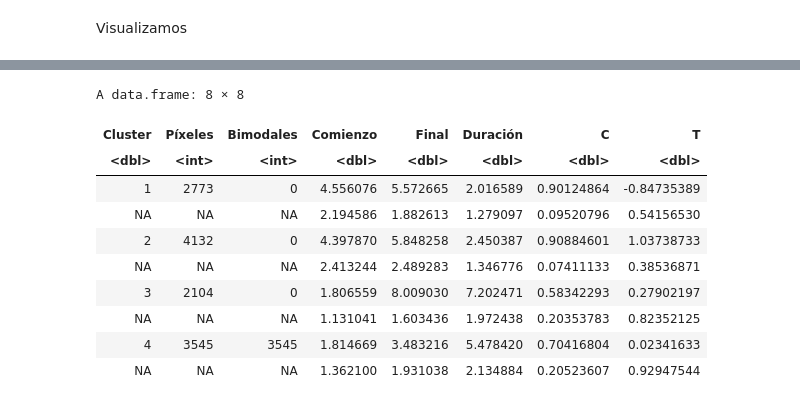
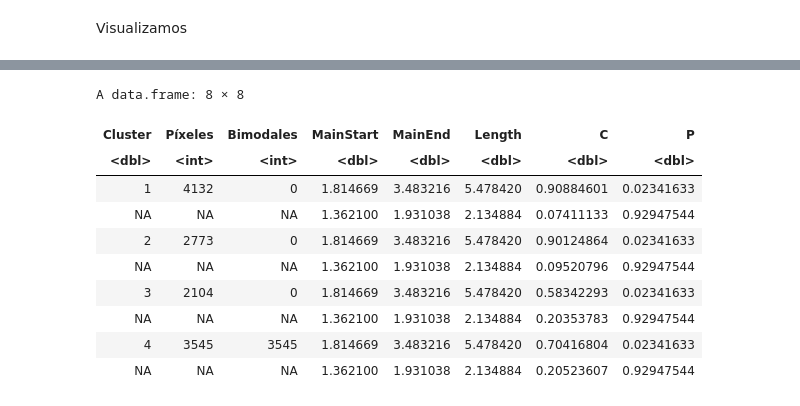
Before and after one commit to delatorre96/Development-of-a-multi-resolution-fire-season-database-on-a-global-scale, a Jupyter notebook: 5.Estudio/Clusterización.ipynb, the cells around one changed output, grey strips where cells are left out. Saved outputs shown, nothing was run; the diff lists cells and outputs as text; code cells hidden in the pictures.

```diff
--- a/5.Estudio/Clusterización.ipynb
+++ b/5.Estudio/Clusterización.ipynb
@@ -20,7 +21,7 @@ ruta_grid = '../1.Upscaling/upscaling_ba/ba_grid_1.Rdata'
 df_grid <- get(load(ruta))
 df_grid$orden <- seq(1,nrow(df_grid))
 # %%
-df_grid_filtered <- df_grid[df_grid$FireSeassonOrNot != 0 & is.na(df_grid$secondary_fire_season_start),  ]
+df_grid_filtered <- df_grid[df_grid$FsOrNot != 0 & is.na(df_grid$SencondStart),  ]
 df_grid_filt_norm <- scale(df_grid_filtered[,8:10])
 # %%
 wss <- (nrow(df_grid_filt_norm)-1)*sum(apply(df_grid_filt_norm,2,var))
@@ -107,19 +125,19 @@ media_SeassonalTiming <- c()
 desv_SeassonalTiming <- c()
 for (cluster in clusters){
     df_cluster <- nuevo_df_grid[nuevo_df_grid$cluster == cluster, ]
-    df_bimodales <- df_cluster[!is.na(df_cluster$secondary_fire_season_start), ]
+    df_bimodales <- df_cluster[!is.na(df_cluster$SencondStart), ]
 
     num_pixeles <- c(num_pixeles, nrow(df_cluster))
-    media_mainFireStart <- c(media_mainFireStart, mean(df_cluster$main_fire_season_start))
-    desv_mainFireStart <- c(desv_mainFireStart, sd(df_cluster$main_fire_season_start))
-    media_mainFireEnd <- c(media_mainFireEnd, mean(df_cluster$main_fire_season_end))
-    desv_mainFireEnd <- c(desv_mainFireEnd, sd(df_cluster$main_fire_season_end))
-    media_fireSeassonLength <- c(media_fireSeassonLength, mean(df_cluster$fireSeassonLength))
-    desv_fireSeassonLength <- c(desv_fireSeassonLength, sd(df_cluster$fireSeassonLength))
-    media_SeassonalConcentration <- c(media_SeassonalConcentration, mean(df_cluster$SeassonalConcentration))
-    desv_SeassonalConcentration <- c(desv_SeassonalConcentration, sd(df_cluster$SeassonalConcentration))
-    media_SeassonalTiming <- c(media_SeassonalTiming, mean(df_cluster$SeassonalTiming))
-    desv_SeassonalTiming <- c(desv_SeassonalTiming, sd(df_cluster$SeassonalTiming))
+    media_mainFireStart <- c(media_mainFireStart, mean(df_cluster$MainStart))
+    desv_mainFireStart <- c(desv_mainFireStart, sd(df_cluster$MainStart))
+    media_mainFireEnd <- c(media_mainFireEnd, mean(df_cluster$MainEnd))
+    desv_mainFireEnd <- c(desv_mainFireEnd, sd(df_cluster$MainEnd))
+    media_fireSeassonLength <- c(media_fireSeassonLength, mean(df_cluster$Length))
+    desv_fireSeassonLength <- c(desv_fireSeassonLength, sd(df_cluster$Length))
+    media_SeassonalConcentration <- c(media_SeassonalConcentration, mean(df_cluster$C))
+    desv_SeassonalConcentration <- c(desv_SeassonalConcentration, sd(df_cluster$C))
+    media_SeassonalTiming <- c(media_SeassonalTiming, mean(df_cluster$P))
+    desv_SeassonalTiming <- c(desv_SeassonalTiming, sd(df_cluster$P))
     num_bimodal <- c(num_bimodal, nrow(df_bimodales))
 }
 df_comparativaClusters <- data.frame(clusters, num_pixeles, num_bimodal, media_mainFireStart, desv_mainFireStart,
@@ -137,51 +155,51 @@ A data.frame: 4 × 13
 # %%
 Cluster <- c(1,NA,2,NA,3,NA,4,NA)
 Píxeles <- c()
 Bimodales <- c()
 Comienzo <- c()
 Final <- c()
 Duración <- c()
 C <- c()
 T <- c()
 for (cluster in 1:4){
     df_cluster <- nuevo_df_grid[nuevo_df_grid$cluster == cluster, ]
-    df_bimodales <- df_cluster[!is.na(df_cluster$secondary_fire_season_start), ]
+    df_bimodales <- df_cluster[!is.na(df_cluster$SencondStart), ]
 
     Píxeles <- c(Píxeles, nrow(df_cluster), NA)
 
     Bimodales <- c(Bimodales, nrow(df_bimodales), NA)
 
-    Comienzo <- c(Comienzo, mean(df_cluster$main_fire_season_start),sd(df_cluster$main_fire_season_start))
+    MainStart <- c(Comienzo, mean(df_cluster$MainStart),sd(df_cluster$MainStart))
 
-    Final <- c(Final, mean(df_cluster$main_fire_season_end),sd(df_cluster$main_fire_season_end))
+    MainEnd <- c(Final, mean(df_cluster$MainEnd),sd(df_cluster$MainEnd))
 
-    Duración <- c(Duración, mean(df_cluster$fireSeassonLength), sd(df_cluster$fireSeassonLength))
+    Length <- c(Duración, mean(df_cluster$Length), sd(df_cluster$Length))
 
-    C <- c(C, mean(df_cluster$SeassonalConcentration), sd(df_cluster$SeassonalConcentration))
+    C <- c(C, mean(df_cluster$C), sd(df_cluster$C))
 
-    T <- c(T, mean(df_cluster$SeassonalTiming), sd(df_cluster$SeassonalTiming))
+    P <- c(T, mean(df_cluster$P), sd(df_cluster$P))
 }
 df_comparativaClusters <- data.frame(
   Cluster,
   Píxeles,
   Bimodales,
-  Comienzo,
-  Final,
-  Duración,
+  MainStart,
+  MainEnd,
+  Length,
   C,
-  T
+  P
 )
 df_comparativaClusters
 # %% [output]
 A data.frame: 8 × 8
-| Cluster | Píxeles | Bimodales | Comienzo | Final | Duración | C | T |
+| Cluster | Píxeles | Bimodales | MainStart | MainEnd | Length | C | P |
 | <dbl> | <int> | <int> | <dbl> | <dbl> | <dbl> | <dbl> | <dbl> |
-| 1 | 2773 | 0 | 4.556076 | 5.572665 | 2.016589 | 0.90124864 | -0.84735389 |
-| NA | NA | NA | 2.194586 | 1.882613 | 1.279097 | 0.09520796 | 0.54156530 |
-| 2 | 4132 | 0 | 4.397870 | 5.848258 | 2.450387 | 0.90884601 | 1.03738733 |
-| NA | NA | NA | 2.413244 | 2.489283 | 1.346776 | 0.07411133 | 0.38536871 |
-| 3 | 2104 | 0 | 1.806559 | 8.009030 | 7.202471 | 0.58342293 | 0.27902197 |
-| NA | NA | NA | 1.131041 | 1.603436 | 1.972438 | 0.20353783 | 0.82352125 |
+| 1 | 4132 | 0 | 1.814669 | 3.483216 | 5.478420 | 0.90884601 | 0.02341633 |
+| NA | NA | NA | 1.362100 | 1.931038 | 2.134884 | 0.07411133 | 0.92947544 |
+| 2 | 2773 | 0 | 1.814669 | 3.483216 | 5.478420 | 0.90124864 | 0.02341633 |
+| NA | NA | NA | 1.362100 | 1.931038 | 2.134884 | 0.09520796 | 0.92947544 |
+| 3 | 2104 | 0 | 1.814669 | 3.483216 | 5.478420 | 0.58342293 | 0.02341633 |
+| NA | NA | NA | 1.362100 | 1.931038 | 2.134884 | 0.20353783 | 0.92947544 |
 | 4 | 3545 | 3545 | 1.814669 | 3.483216 | 5.478420 | 0.70416804 | 0.02341633 |
 | NA | NA | NA | 1.362100 | 1.931038 | 2.134884 | 0.20523607 | 0.92947544 |
 # %%
```
Also changed, not shown: parts of 9 cells of this notebook, 4 other files.
